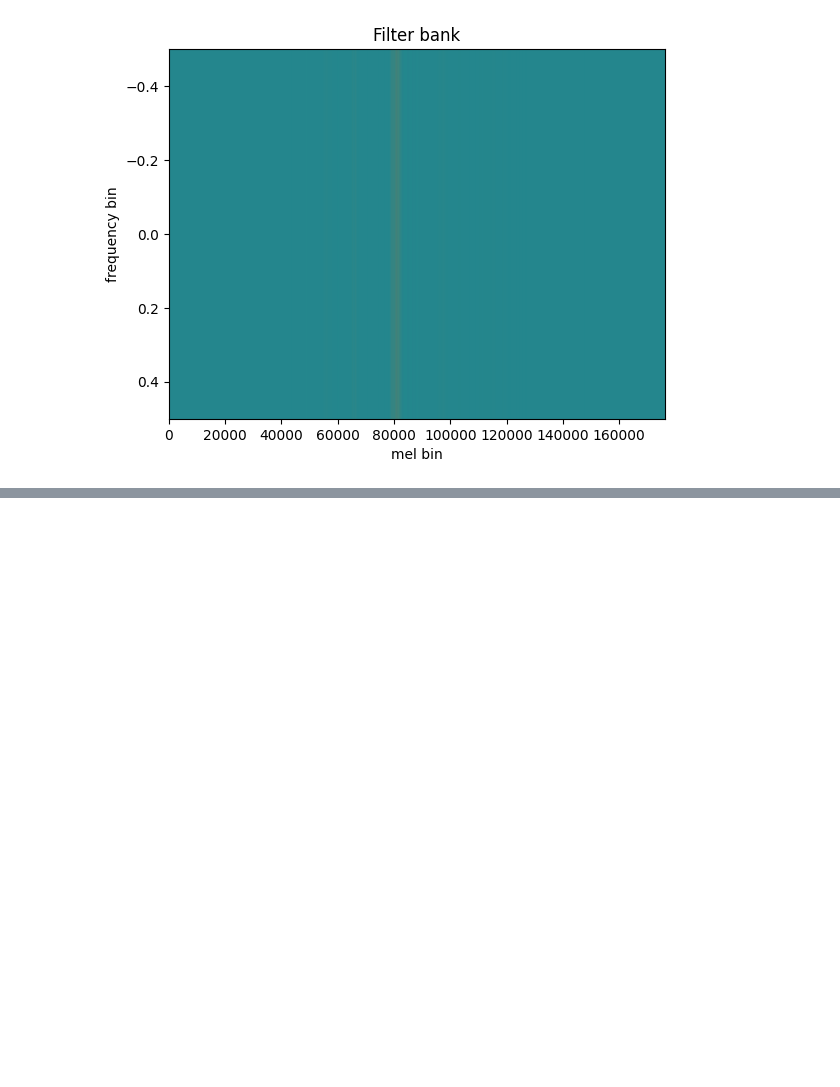
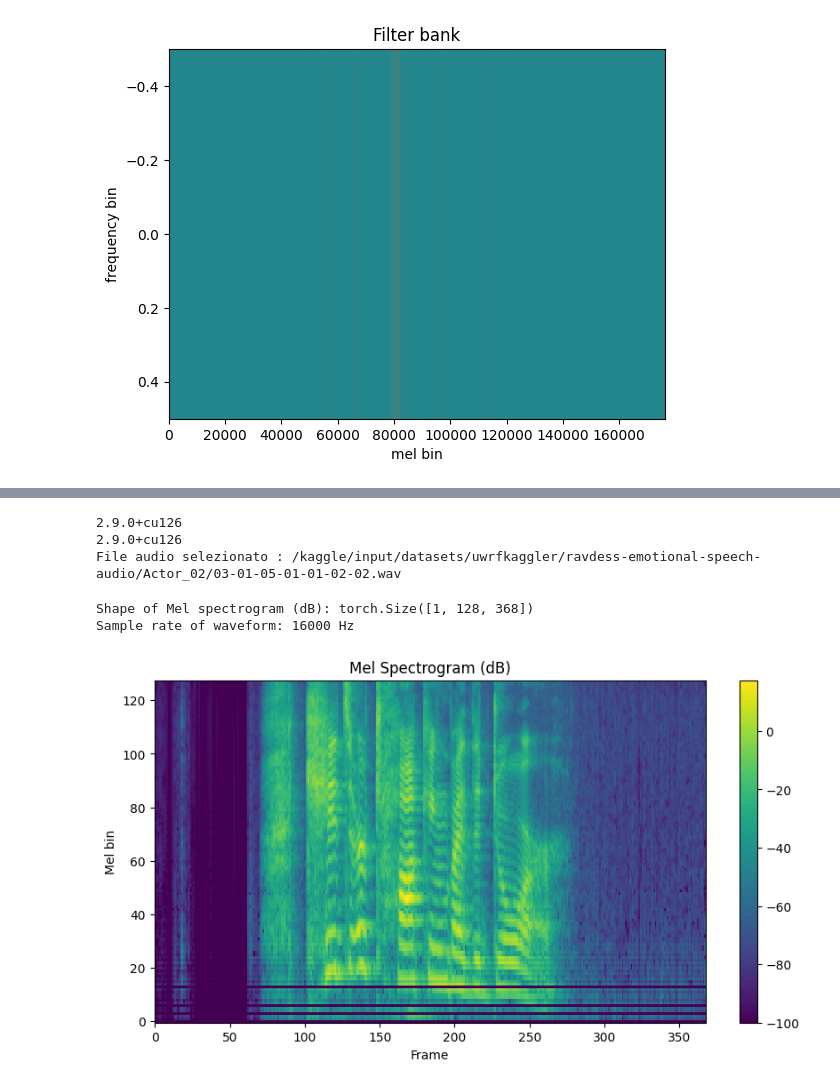
Before and after one commit to LinaAngione/ProjectML-speech-emotion-recognition, a Jupyter notebook: project-polito-speech-emotion-recognition.ipynb, the cells around one changed output, grey strips where cells are left out. Cells and saved outputs as stored; diff of their text form; code cells hidden in the pictures; blank space fills up the shorter version.

```diff
--- a/project-polito-speech-emotion-recognition.ipynb
+++ b/project-polito-speech-emotion-recognition.ipynb
@@ -205,0 +313,79 @@ Seconds: 3.6703333333333332 s
+# %%
+import torch
+import torchaudio
+import torchaudio.transforms as T
+print(torch.__version__)
+print(torchaudio.__version__)
+
+import librosa
+import matplotlib.pyplot as plt
+from IPython.display import Audio
+from matplotlib.patches import Rectangle
+
+torch.random.manual_seed(0)
+
+# --- MODIFICA PER IL TUO DATASET ---
+# Invece di scaricare l'audio, peschiamo il percorso di un file
+# direttamente dal tuo train_dataset usando l'attributo _walker
+indice_campione = 1  # Puoi cambiare numero per provare audio diversi
+SAMPLE_SPEECH = train_dataset._walker[indice_campione]
+
+print(f"File audio selezionato : {SAMPLE_SPEECH}")
+# -----------------------------------
+
+# Ora SAMPLE_SPEECH contiene un percorso valido (es. /kaggle/input/.../03-01-05...wav)
+# e tutto il codice del tutorial funzionerà perfettamente da qui in avanti!
+# %% [output]
+2.9.0+cu126
+2.9.0+cu126
+File audio selezionato : /kaggle/input/datasets/uwrfkaggler/ravdess-emotional-speech-audio/Actor_02/03-01-05-01-01-02-02.wav
+# %%
+# TASK. MEL SPECTROGRAM
+from IPython.display import Audio
+from matplotlib.patches import Rectangle
+# The download_asset function has been removed in recent torchaudio versions.
+# We will use the SAMPLE_SPEECH defined in the previous cell which points to a local file.
+
+#torch.random.manual_seed(0)
+
+# Load audio using the SAMPLE_SPEECH path from the previous cell
+# SPEECH_WAVEFORM, SAMPLE_RATE = torchaudio.load(SAMPLE_SPEECH)
+
+# Fix: Use the waveform and sample_rate already loaded from the dataset (from cell JcGUx8sUD3xK)
+# These variables are globally available in the kernel after executing JcGUx8sUD3xK
+SPEECH_WAVEFORM = waveform
+SAMPLE_RATE = sample_rate
+n_fft = 400 # Example: 25ms window for 16kHz corresponds to 400 samples (0.025 * 16000)
+win_length = None #lunghezza frame
+hop_length = 160 # Example: 10ms hop length (tempo finestra ms*freqeunza campionamento=0.010 * 16000)
+n_mels=128 # Example number of mel bands
+
+# Define the Mel Spectrogram transform and AmplitudeToDB transform as per the task
+mel_spectrogram_transform = T.MelSpectrogram(
+    sample_rate=SAMPLE_RATE,
+    n_fft=n_fft,
+    win_length=win_length,
+    hop_length=hop_length,
+    n_mels=n_mels,
+)
+amplitude_to_db_transform = T.AmplitudeToDB()
+
+# Perform transform: first MelSpectrogram, then convert to dB
+mel_spec = mel_spectrogram_transform(SPEECH_WAVEFORM)
+dbmelspec = amplitude_to_db_transform(mel_spec)
+
+print("Shape of Mel spectrogram (dB): {}".format(dbmelspec.shape))
+
+print("Sample rate of waveform: {} Hz".format(sample_rate))
+
+plt.figure(figsize=(10,5))
+plt.xlabel('Frame');
+plt.ylabel('Mel bin');
+plt.imshow(dbmelspec[0], origin="lower", aspect="auto", interpolation="nearest")
+plt.colorbar()
+plt.title("Mel Spectrogram (dB)")
+plt.show()
+# %% [output]
+Shape of Mel spectrogram (dB): torch.Size([1, 128, 368])
+Sample rate of waveform: 16000 Hz
+[figure, added]
```
Also changed, not shown: parts of 13 cells of this notebook.
